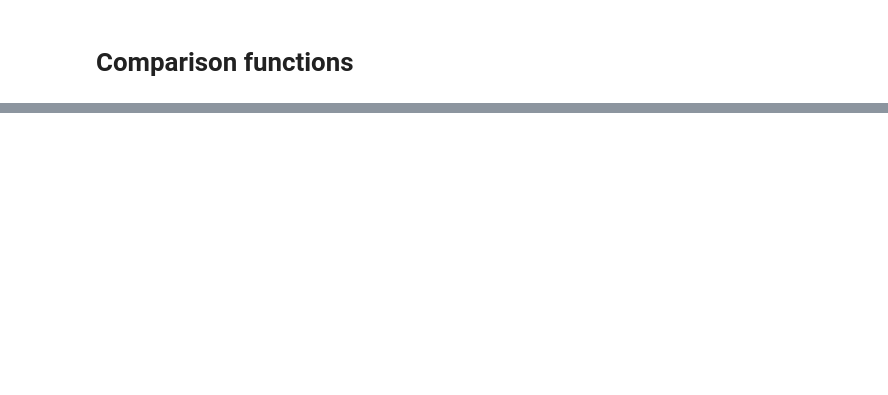
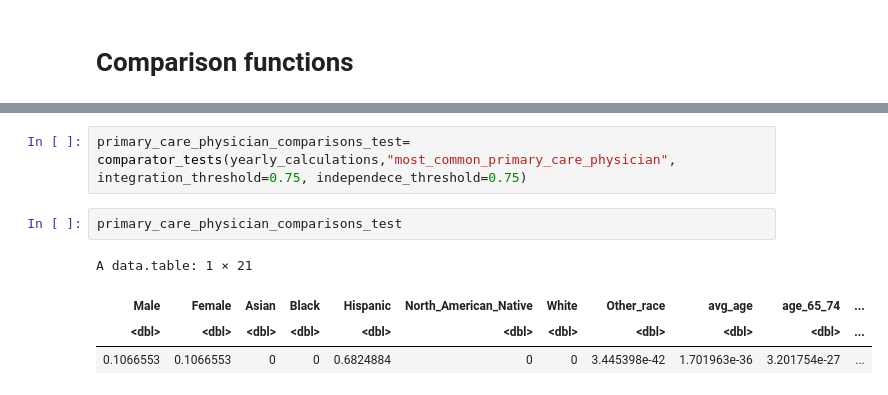
Before and after one commit to F4rbod/CaseMix, a Jupyter notebook: Calculations.ipynb, the cells around one changed output, grey strips where cells are left out. Cells and saved outputs as stored; diff of their text form; blank space fills up the shorter version.

```diff
--- a/Calculations.ipynb
+++ b/Calculations.ipynb
@@ -815,0 +953,10 @@ A data.table: 6 × 80
+# %%
+primary_care_physician_comparisons_test=
+comparator_tests(yearly_calculations,"most_common_primary_care_physician", integration_threshold=0.75, independece_threshold=0.75)
+# %%
+primary_care_physician_comparisons_test
+# %% [output]
+A data.table: 1 × 21
+| Male | Female | Asian | Black | Hispanic | North_American_Native | White | Other_race | avg_age | age_65_74 | ... |
+| <dbl> | <dbl> | <dbl> | <dbl> | <dbl> | <dbl> | <dbl> | <dbl> | <dbl> | <dbl> | ... |
+| 0.1066553 | 0.1066553 | 0 | 0 | 0.6824884 | 0 | 0 | 3.445398e-42 | 1.701963e-36 | 3.201754e-27 | ... |
```
Also changed, not shown: parts of 12 cells of this notebook.
